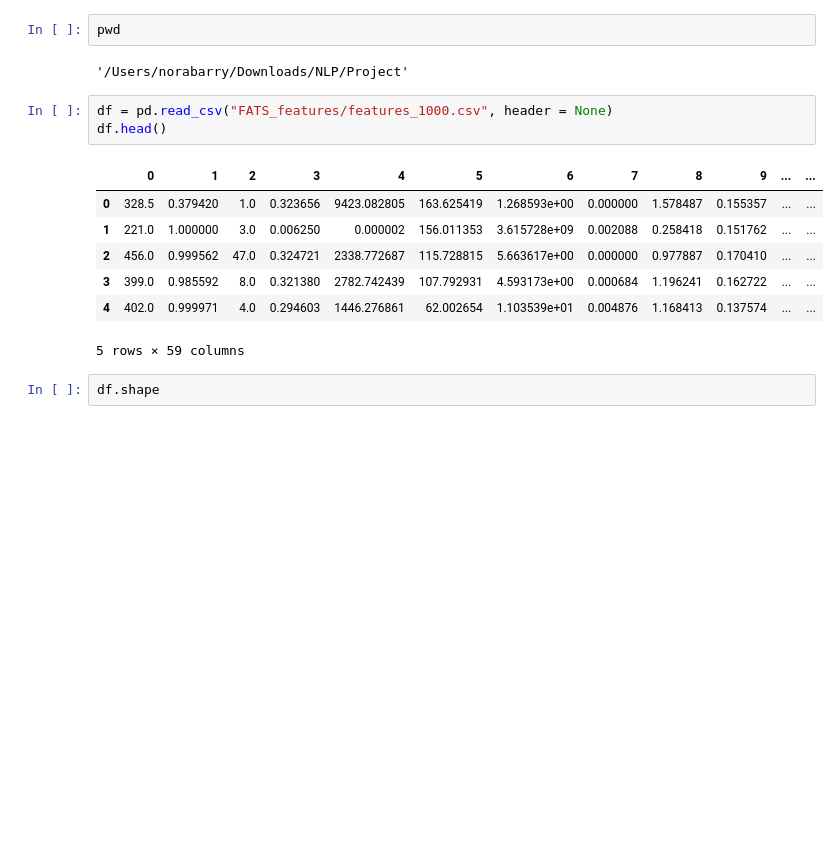
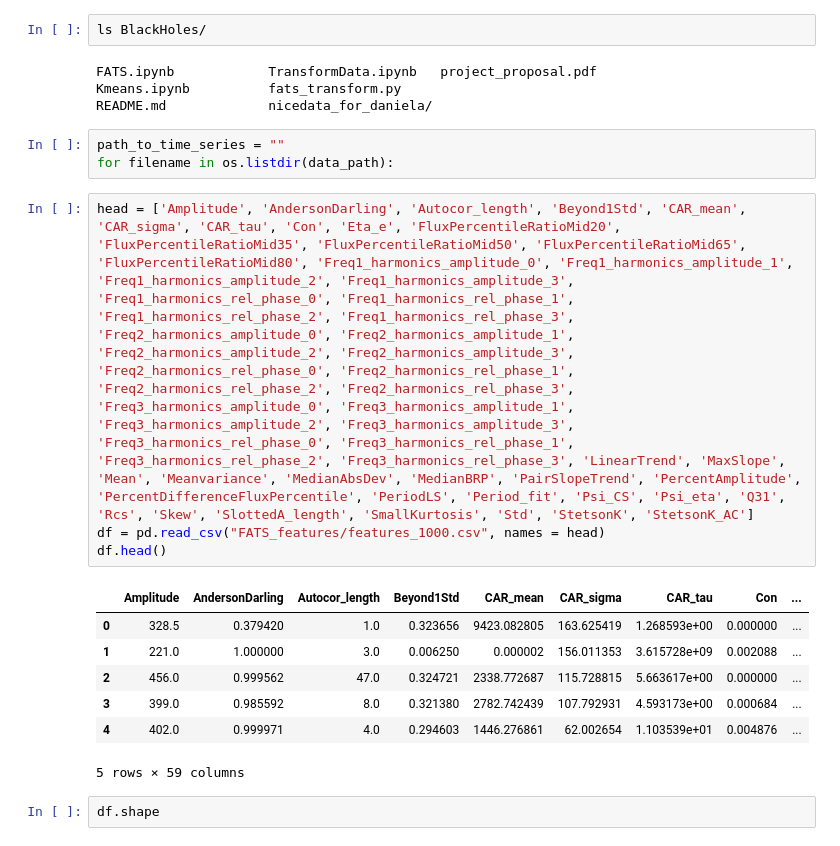
Before and after one commit to neb330/BlackHoles, a Jupyter notebook: Kmeans.ipynb, the cells around one changed output. Saved outputs shown, nothing was run; the diff lists cells and outputs as text; blank space fills up the shorter version.

```diff
--- a/Kmeans.ipynb
+++ b/Kmeans.ipynb
@@ -11,18 +13,24 @@ from sklearn import preprocessing
-# %%
-pwd
-# %% [output]
-'/Users/norabarry/Downloads/NLP/Project'
-# %%
-df = pd.read_csv("FATS_features/features_1000.csv", header = None)
-df.head()
-# %% [output]
-|  | 0 | 1 | 2 | 3 | 4 | 5 | 6 | 7 | 8 | 9 | ... | ... |
-| 0 | 328.5 | 0.379420 | 1.0 | 0.323656 | 9423.082805 | 163.625419 | 1.268593e+00 | 0.000000 | 1.578487 | 0.155357 | ... | ... |
-| 1 | 221.0 | 1.000000 | 3.0 | 0.006250 | 0.000002 | 156.011353 | 3.615728e+09 | 0.002088 | 0.258418 | 0.151762 | ... | ... |
-| 2 | 456.0 | 0.999562 | 47.0 | 0.324721 | 2338.772687 | 115.728815 | 5.663617e+00 | 0.000000 | 0.977887 | 0.170410 | ... | ... |
-| 3 | 399.0 | 0.985592 | 8.0 | 0.321380 | 2782.742439 | 107.792931 | 4.593173e+00 | 0.000684 | 1.196241 | 0.162722 | ... | ... |
-| 4 | 402.0 | 0.999971 | 4.0 | 0.294603 | 1446.276861 | 62.002654 | 1.103539e+01 | 0.004876 | 1.168413 | 0.137574 | ... | ... |
-5 rows × 59 columns
+# %%
+ls BlackHoles/
+# %% [output]
+FATS.ipynb            TransformData.ipynb   project_proposal.pdf
+Kmeans.ipynb          fats_transform.py
+README.md             nicedata_for_daniela/
+# %%
+path_to_time_series = ""
+for filename in os.listdir(data_path):
+# %%
+head = ['Amplitude', 'AndersonDarling', 'Autocor_length', 'Beyond1Std', 'CAR_mean', 'CAR_sigma', 'CAR_tau', 'Con', 'Eta_e', 'FluxPercentileRatioMid20', 'FluxPercentileRatioMid35', 'FluxPercentileRatioMid50', 'FluxPercentileRatioMid65', 'FluxPercentileRatioMid80', 'Freq1_harmonics_amplitude_0', 'Freq1_harmonics_amplitude_1', 'Freq1_harmonics_amplitude_2', 'Freq1_harmonics_amplitude_3', 'Freq1_harmonics_rel_phase_0', 'Freq1_harmonics_rel_phase_1', 'Freq1_harmonics_rel_phase_2', 'Freq1_harmonics_rel_phase_3', 'Freq2_harmonics_amplitude_0', 'Freq2_harmonics_amplitude_1', 'Freq2_harmonics_amplitude_2', 'Freq2_harmonics_amplitude_3', 'Freq2_harmonics_rel_phase_0', 'Freq2_harmonics_rel_phase_1', 'Freq2_harmonics_rel_phase_2', 'Freq2_harmonics_rel_phase_3', 'Freq3_harmonics_amplitude_0', 'Freq3_harmonics_amplitude_1', 'Freq3_harmonics_amplitude_2', 'Freq3_harmonics_amplitude_3', 'Freq3_harmonics_rel_phase_0', 'Freq3_harmonics_rel_phase_1', 'Freq3_harmonics_rel_phase_2', 'Freq3_harmonics_rel_phase_3', 'LinearTrend', 'MaxSlope', 'Mean', 'Meanvariance', 'MedianAbsDev', 'MedianBRP', 'PairSlopeTrend', 'PercentAmplitude', 'PercentDifferenceFluxPercentile', 'PeriodLS', 'Period_fit', 'Psi_CS', 'Psi_eta', 'Q31', 'Rcs', 'Skew', 'SlottedA_length', 'SmallKurtosis', 'Std', 'StetsonK', 'StetsonK_AC']
+df = pd.read_csv("FATS_features/features_1000.csv", names = head)
+df.head()
+# %% [output]
+|  | Amplitude | AndersonDarling | Autocor_length | Beyond1Std | CAR_mean | CAR_sigma | CAR_tau | Con | ... |
+| 0 | 328.5 | 0.379420 | 1.0 | 0.323656 | 9423.082805 | 163.625419 | 1.268593e+00 | 0.000000 | ... |
+| 1 | 221.0 | 1.000000 | 3.0 | 0.006250 | 0.000002 | 156.011353 | 3.615728e+09 | 0.002088 | ... |
+| 2 | 456.0 | 0.999562 | 47.0 | 0.324721 | 2338.772687 | 115.728815 | 5.663617e+00 | 0.000000 | ... |
+| 3 | 399.0 | 0.985592 | 8.0 | 0.321380 | 2782.742439 | 107.792931 | 4.593173e+00 | 0.000684 | ... |
+| 4 | 402.0 | 0.999971 | 4.0 | 0.294603 | 1446.276861 | 62.002654 | 1.103539e+01 | 0.004876 | ... |
+5 rows × 59 columns
 # %%
 df.shape
 # %% [output]
```
Also changed, not shown: parts of 4 cells of this notebook, 1 other file.
